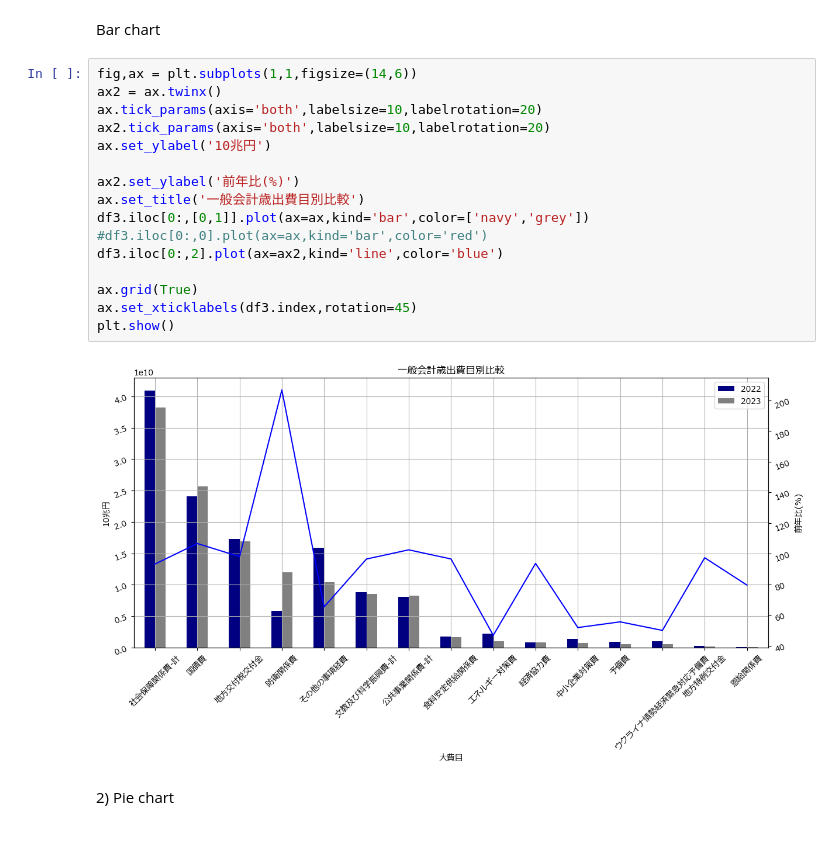
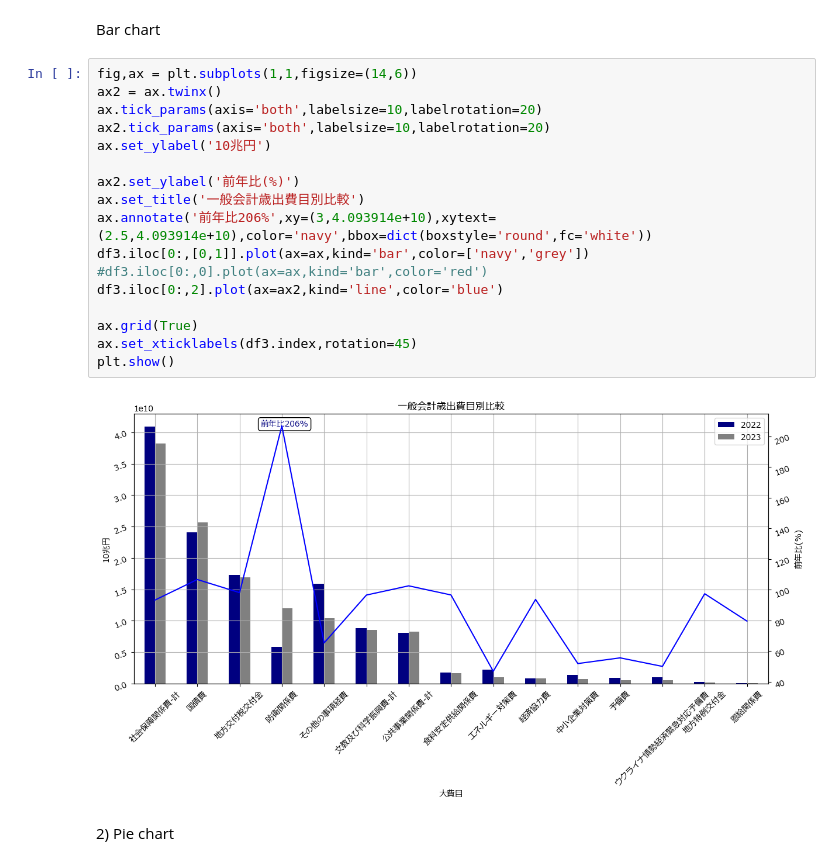
Before and after one commit to Pipikopimame/orbe_public2, a Jupyter notebook: 政府一般会計歳出.ipynb, the cells around one changed output. Saved outputs shown, nothing was run; the diff lists cells and outputs as text.

```diff
--- a/政府一般会計歳出.ipynb
+++ b/政府一般会計歳出.ipynb
@@ -185,21 +185,22 @@ df3
 # %%
 fig,ax = plt.subplots(1,1,figsize=(14,6))
 ax2 = ax.twinx()
 ax.tick_params(axis='both',labelsize=10,labelrotation=20)
 ax2.tick_params(axis='both',labelsize=10,labelrotation=20)
 ax.set_ylabel('10兆円')
 
 ax2.set_ylabel('前年比(%)')
 ax.set_title('一般会計歳出費目別比較')
+ax.annotate('前年比206%',xy=(3,4.093914e+10),xytext=(2.5,4.093914e+10),color='navy',bbox=dict(boxstyle='round',fc='white'))
 df3.iloc[0:,[0,1]].plot(ax=ax,kind='bar',color=['navy','grey'])
 #df3.iloc[0:,0].plot(ax=ax,kind='bar',color='red')
 df3.iloc[0:,2].plot(ax=ax2,kind='line',color='blue')
 
 ax.grid(True)
 ax.set_xticklabels(df3.index,rotation=45)
 plt.show()
 # %% [output]
-[figure, old version]
+[figure, new version]
 # %% [markdown]
 <p>2) Pie chart</p>
 # %%
```
